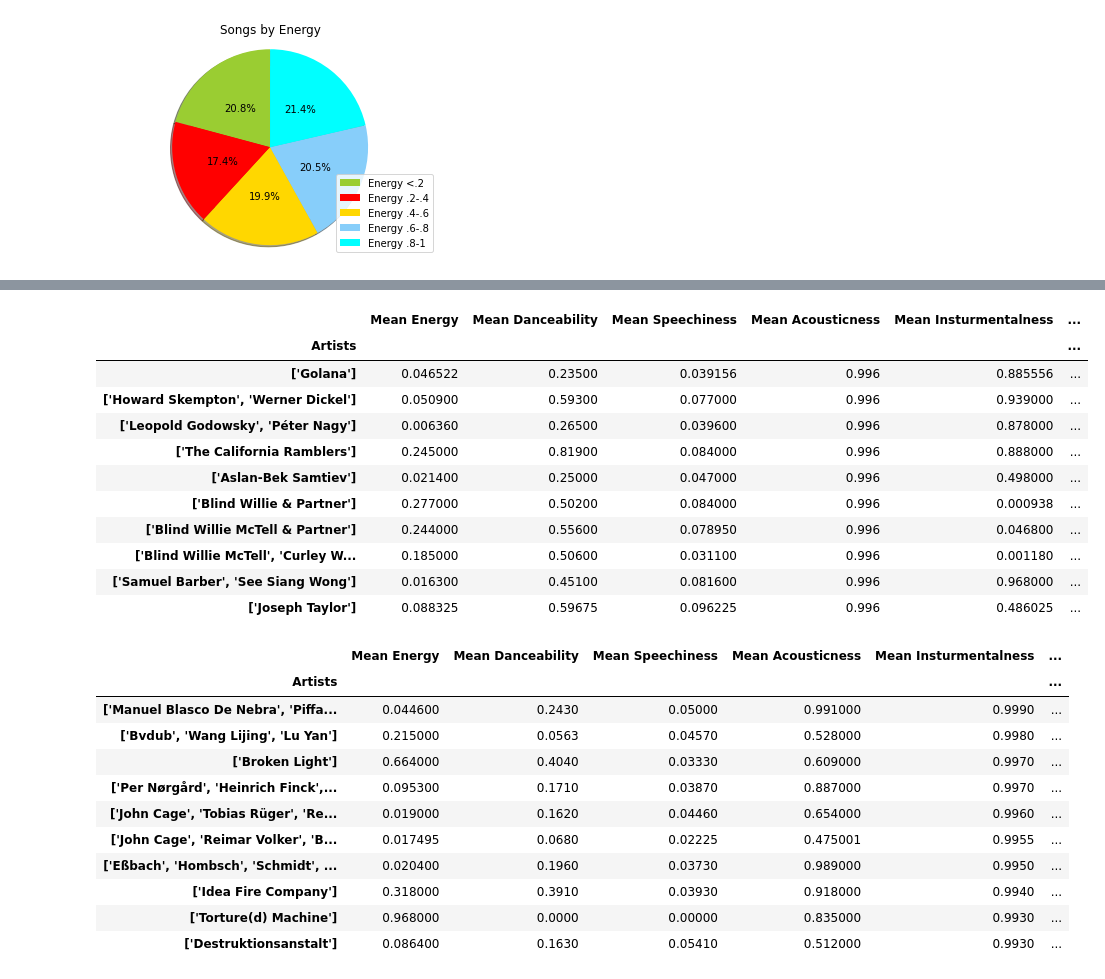
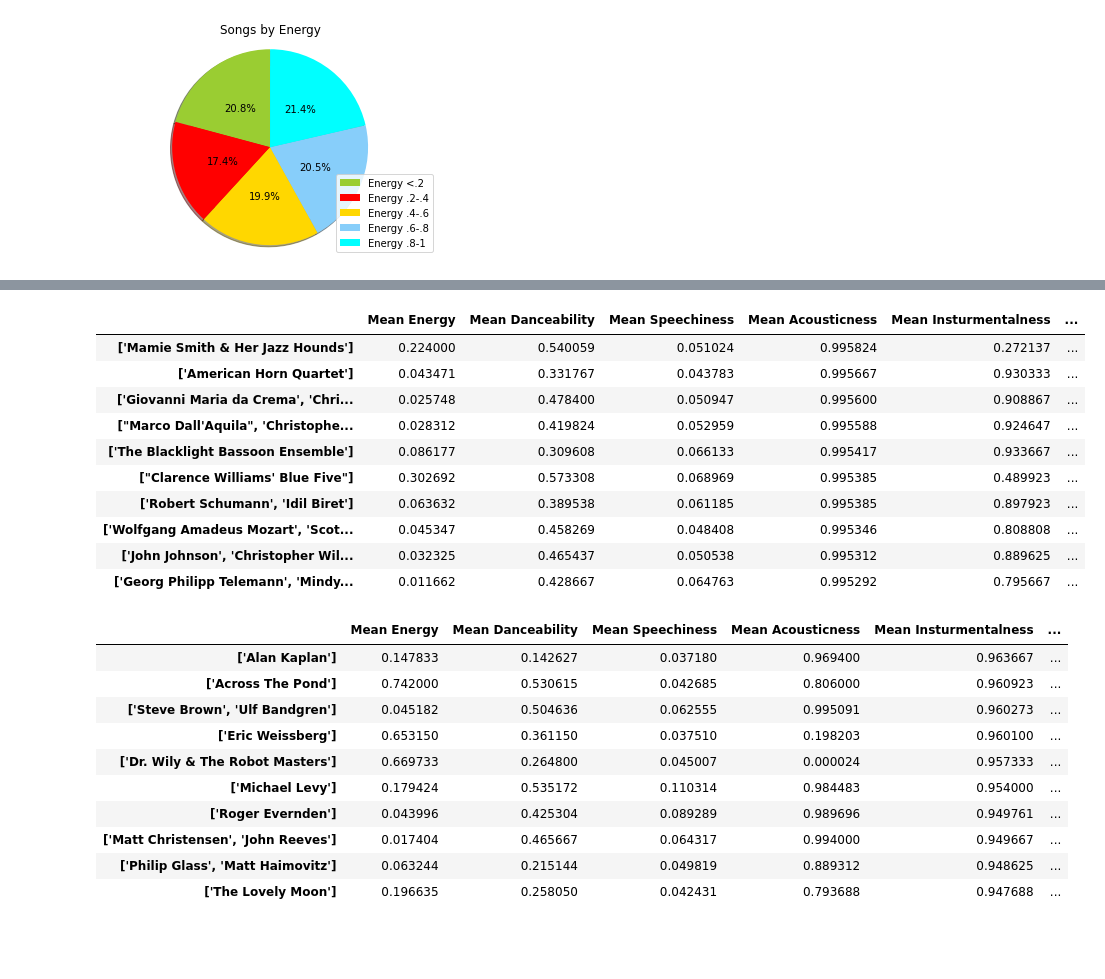
Before and after one commit to Erink8/Project1, a Jupyter notebook: track data - binned-energy.ipynb, the cells around one changed output, grey strips where cells are left out. Cells and saved outputs as stored; diff of their text form; code cells hidden in the pictures; blank space fills up the shorter version.

```diff
--- a/track data - binned-energy.ipynb
+++ b/track data - binned-energy.ipynb
@@ -213,3 +213,5 @@ sampled_data_by_mean_instrumentalness = renamed_track_data_columns.groupby(["Art
 sampled_data_by_mean_liveness = renamed_track_data_columns.groupby(["Artists"]).mean()["Liveness"]
 sampled_data_by_mean_valence = renamed_track_data_columns.groupby(["Artists"]).mean()["Valence"]
 sampled_data_by_mean_tempo = renamed_track_data_columns.groupby(["Artists"]).mean()["Tempo"]
+count_of_song_per_artist = renamed_track_data_columns["Artists"].value_counts()
+count_of_song_per_artist
@@ -221,7 +236,8 @@ summary_by_artist = pd.DataFrame({"Mean Energy": sampled_data_by_mean_energy,
                                  "Mean Insturmentalness": sampled_data_by_mean_instrumentalness,
                                  "Mean Liveness": sampled_data_by_mean_liveness,
                                  "Mean Valence": sampled_data_by_mean_valence,
-                                 "Mean Tempo": sampled_data_by_mean_tempo})
+                                 "Mean Tempo": sampled_data_by_mean_tempo,
+                                 "Number of Songs": count_of_song_per_artist})
 summary_by_artist.head()
 # %% [output]
 |  | Mean Energy | Mean Danceability | Mean Speechiness | Mean Acousticness | Mean Insturmentalness | ... |
@@ -231,3 +246,6 @@ summary_by_artist.head()
 | ["'89 Skratch Gangstaz (DJ Pone &... | 0.902000 | 0.632000 | 0.452000 | 0.230000 | 0.000353 | ... |
 | ["'Ale'a", 'Ryan Gonzalez'] | 0.544000 | 0.378000 | 0.065300 | 0.263000 | 0.907000 | ... |
 | ["'Boodle It' Wiggins"] | 0.320000 | 0.590000 | 0.032700 | 0.992000 | 0.005040 | ... |
+# %%
+summary_by_artist_over_10_songs = summary_by_artist[(summary_by_artist["Number of Songs"] > 10)]
+summary_by_artist_over_10_songs.head()
@@ -282,33 +304,31 @@ top_ten_speechiness.head(10)
 # %%
-top_ten_acousticness = summary_by_artist.sort_values(["Mean Acousticness"], ascending=False)
+top_ten_acousticness = summary_by_artist_over_10_songs.sort_values(["Mean Acousticness"], ascending=False)
 top_ten_acousticness.head(10)
 # %% [output]
 |  | Mean Energy | Mean Danceability | Mean Speechiness | Mean Acousticness | Mean Insturmentalness | ... |
-| Artists |  |  |  |  |  | ... |
-| ['Golana'] | 0.046522 | 0.23500 | 0.039156 | 0.996 | 0.885556 | ... |
-| ['Howard Skempton', 'Werner Dickel'] | 0.050900 | 0.59300 | 0.077000 | 0.996 | 0.939000 | ... |
-| ['Leopold Godowsky', 'Péter Nagy'] | 0.006360 | 0.26500 | 0.039600 | 0.996 | 0.878000 | ... |
-| ['The California Ramblers'] | 0.245000 | 0.81900 | 0.084000 | 0.996 | 0.888000 | ... |
-| ['Aslan-Bek Samtiev'] | 0.021400 | 0.25000 | 0.047000 | 0.996 | 0.498000 | ... |
-| ['Blind Willie & Partner'] | 0.277000 | 0.50200 | 0.084000 | 0.996 | 0.000938 | ... |
-| ['Blind Willie McTell & Partner'] | 0.244000 | 0.55600 | 0.078950 | 0.996 | 0.046800 | ... |
-| ['Blind Willie McTell', 'Curley W... | 0.185000 | 0.50600 | 0.031100 | 0.996 | 0.001180 | ... |
-| ['Samuel Barber', 'See Siang Wong'] | 0.016300 | 0.45100 | 0.081600 | 0.996 | 0.968000 | ... |
-| ['Joseph Taylor'] | 0.088325 | 0.59675 | 0.096225 | 0.996 | 0.486025 | ... |
+| ['Mamie Smith & Her Jazz Hounds'] | 0.224000 | 0.540059 | 0.051024 | 0.995824 | 0.272137 | ... |
+| ['American Horn Quartet'] | 0.043471 | 0.331767 | 0.043783 | 0.995667 | 0.930333 | ... |
+| ['Giovanni Maria da Crema', 'Chri... | 0.025748 | 0.478400 | 0.050947 | 0.995600 | 0.908867 | ... |
+| ["Marco Dall'Aquila", 'Christophe... | 0.028312 | 0.419824 | 0.052959 | 0.995588 | 0.924647 | ... |
+| ['The Blacklight Bassoon Ensemble'] | 0.086177 | 0.309608 | 0.066133 | 0.995417 | 0.933667 | ... |
+| ["Clarence Williams' Blue Five"] | 0.302692 | 0.573308 | 0.068969 | 0.995385 | 0.489923 | ... |
+| ['Robert Schumann', 'Idil Biret'] | 0.063632 | 0.389538 | 0.061185 | 0.995385 | 0.897923 | ... |
+| ['Wolfgang Amadeus Mozart', 'Scot... | 0.045347 | 0.458269 | 0.048408 | 0.995346 | 0.808808 | ... |
+| ['John Johnson', 'Christopher Wil... | 0.032325 | 0.465437 | 0.050538 | 0.995312 | 0.889625 | ... |
+| ['Georg Philipp Telemann', 'Mindy... | 0.011662 | 0.428667 | 0.064763 | 0.995292 | 0.795667 | ... |
 # %%
-top_ten_instrumentalness = summary_by_artist.sort_values(["Mean Insturmentalness"], ascending=False)
+top_ten_instrumentalness = summary_by_artist_over_10_songs.sort_values(["Mean Insturmentalness"], ascending=False)
 top_ten_instrumentalness.head(10)
 # %% [output]
 |  | Mean Energy | Mean Danceability | Mean Speechiness | Mean Acousticness | Mean Insturmentalness | ... |
-| Artists |  |  |  |  |  | ... |
-| ['Manuel Blasco De Nebra', 'Piffa... | 0.044600 | 0.2430 | 0.05000 | 0.991000 | 0.9990 | ... |
-| ['Bvdub', 'Wang Lijing', 'Lu Yan'] | 0.215000 | 0.0563 | 0.04570 | 0.528000 | 0.9980 | ... |
-| ['Broken Light'] | 0.664000 | 0.4040 | 0.03330 | 0.609000 | 0.9970 | ... |
-| ['Per Nørgård', 'Heinrich Finck',... | 0.095300 | 0.1710 | 0.03870 | 0.887000 | 0.9970 | ... |
-| ['John Cage', 'Tobias Rüger', 'Re... | 0.019000 | 0.1620 | 0.04460 | 0.654000 | 0.9960 | ... |
-| ['John Cage', 'Reimar Volker', 'B... | 0.017495 | 0.0680 | 0.02225 | 0.475001 | 0.9955 | ... |
-| ['Eßbach', 'Hombsch', 'Schmidt', ... | 0.020400 | 0.1960 | 0.03730 | 0.989000 | 0.9950 | ... |
-| ['Idea Fire Company'] | 0.318000 | 0.3910 | 0.03930 | 0.918000 | 0.9940 | ... |
-| ['Torture(d) Machine'] | 0.968000 | 0.0000 | 0.00000 | 0.835000 | 0.9930 | ... |
-| ['Destruktionsanstalt'] | 0.086400 | 0.1630 | 0.05410 | 0.512000 | 0.9930 | ... |
+| ['Alan Kaplan'] | 0.147833 | 0.142627 | 0.037180 | 0.969400 | 0.963667 | ... |
+| ['Across The Pond'] | 0.742000 | 0.530615 | 0.042685 | 0.806000 | 0.960923 | ... |
+| ['Steve Brown', 'Ulf Bandgren'] | 0.045182 | 0.504636 | 0.062555 | 0.995091 | 0.960273 | ... |
+| ['Eric Weissberg'] | 0.653150 | 0.361150 | 0.037510 | 0.198203 | 0.960100 | ... |
+| ['Dr. Wily & The Robot Masters'] | 0.669733 | 0.264800 | 0.045007 | 0.000024 | 0.957333 | ... |
+| ['Michael Levy'] | 0.179424 | 0.535172 | 0.110314 | 0.984483 | 0.954000 | ... |
+| ['Roger Evernden'] | 0.043996 | 0.425304 | 0.089289 | 0.989696 | 0.949761 | ... |
+| ['Matt Christensen', 'John Reeves'] | 0.017404 | 0.465667 | 0.064317 | 0.994000 | 0.949667 | ... |
+| ['Philip Glass', 'Matt Haimovitz'] | 0.063244 | 0.215144 | 0.049819 | 0.889312 | 0.948625 | ... |
+| ['The Lovely Moon'] | 0.196635 | 0.258050 | 0.042431 | 0.793688 | 0.947688 | ... |
 # %%
```
Also changed, not shown: parts of 16 cells of this notebook.
